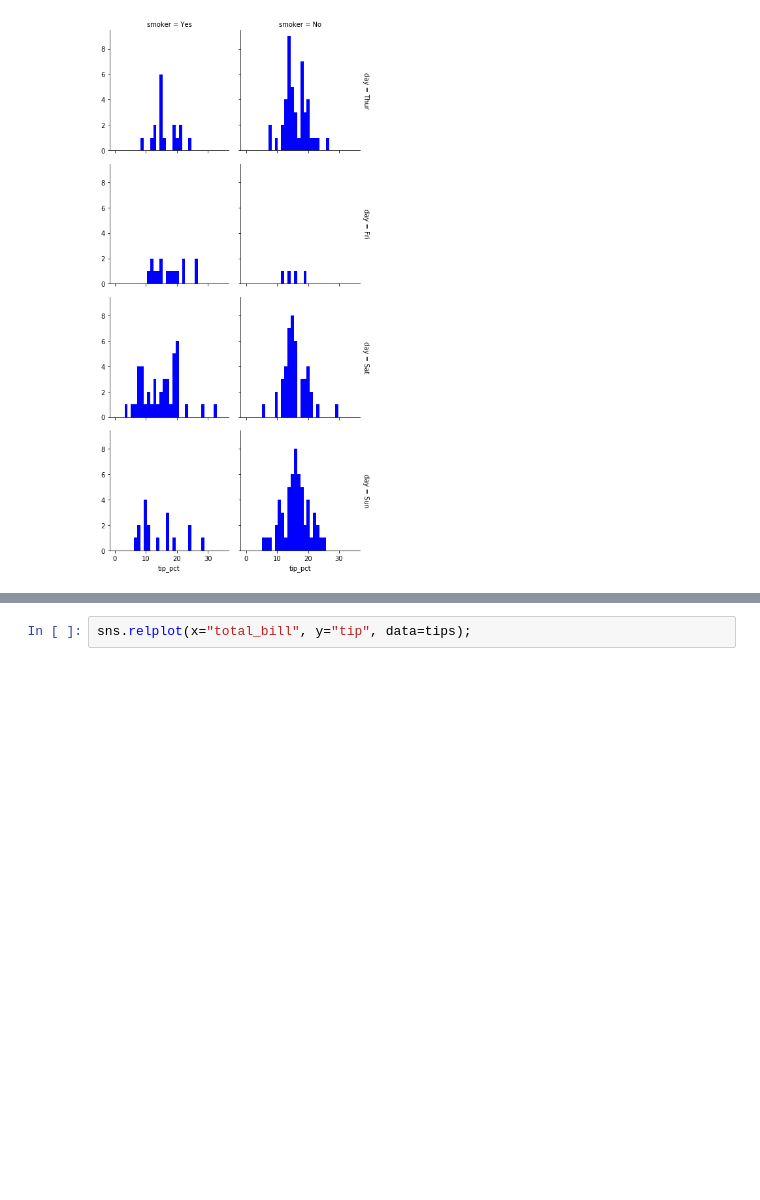
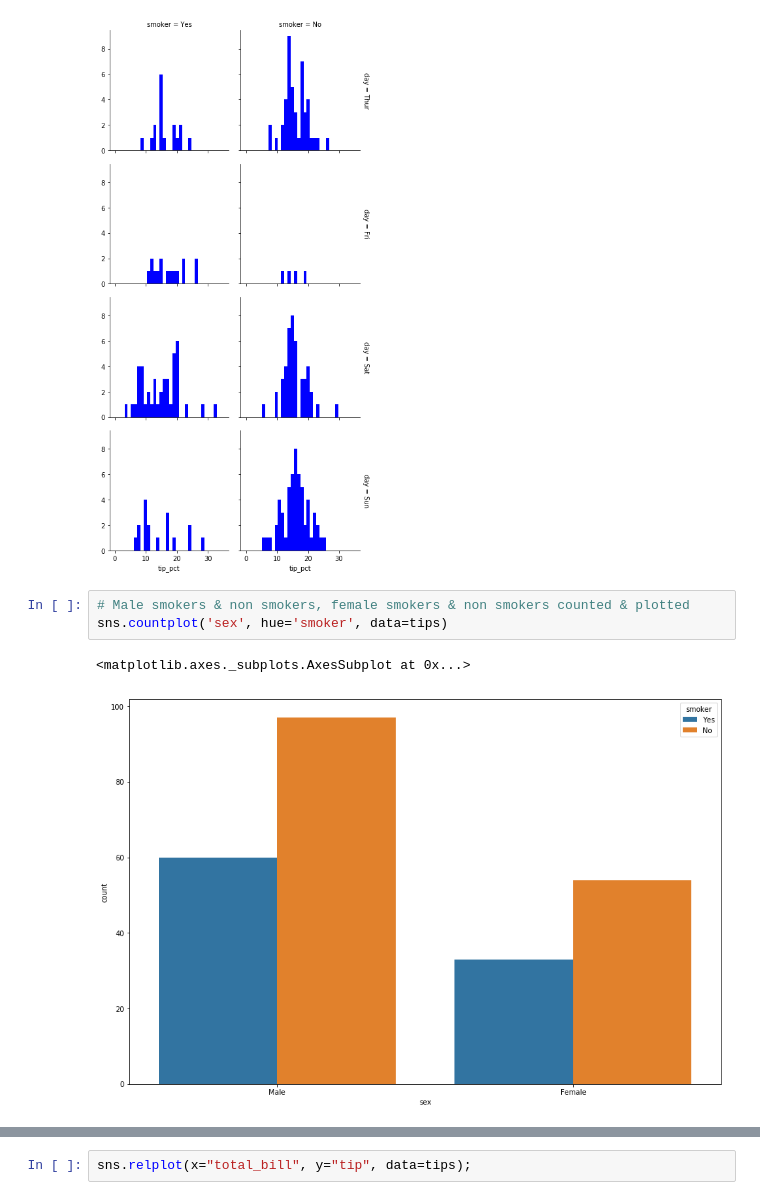
Before and after one commit to bexiturley/Fundamentals-of-Data-Analysis-Assessment-2019, a Jupyter notebook: Tips.ipynb, the cells around one changed output, grey strips where cells are left out. Saved outputs shown, nothing was run; the diff lists cells and outputs as text; blank space fills up the shorter version.

Commit message:
different plots

```diff
--- a/Tips.ipynb
+++ b/Tips.ipynb
@@ -462,3 +462,9 @@ grid = sns.FacetGrid(tips, row="day", col="smoker", margin_titles=True)
 grid.map(plt.hist, "tip_pct", bins=np.linspace(0, 35, 35), color="b" );
 # %% [output]
 [figure]
+# %%
+# Male smokers & non smokers, female smokers & non smokers counted & plotted
+sns.countplot('sex', hue='smoker', data=tips)
+# %% [output]
+<matplotlib.axes._subplots.AxesSubplot at 0x...>
+[figure, added]
```
Also changed, not shown: parts of 13 cells of this notebook, 1 other file.
